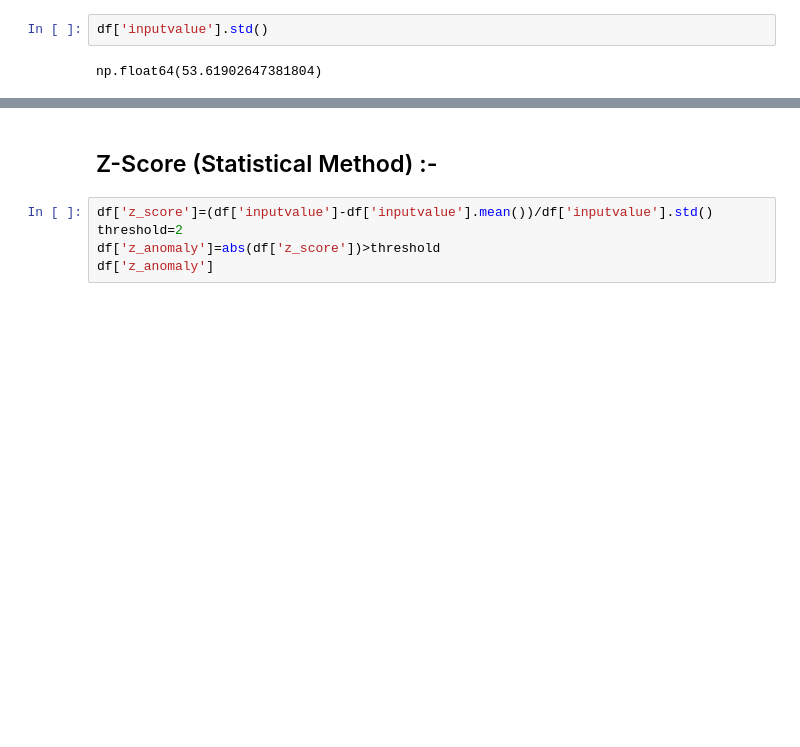
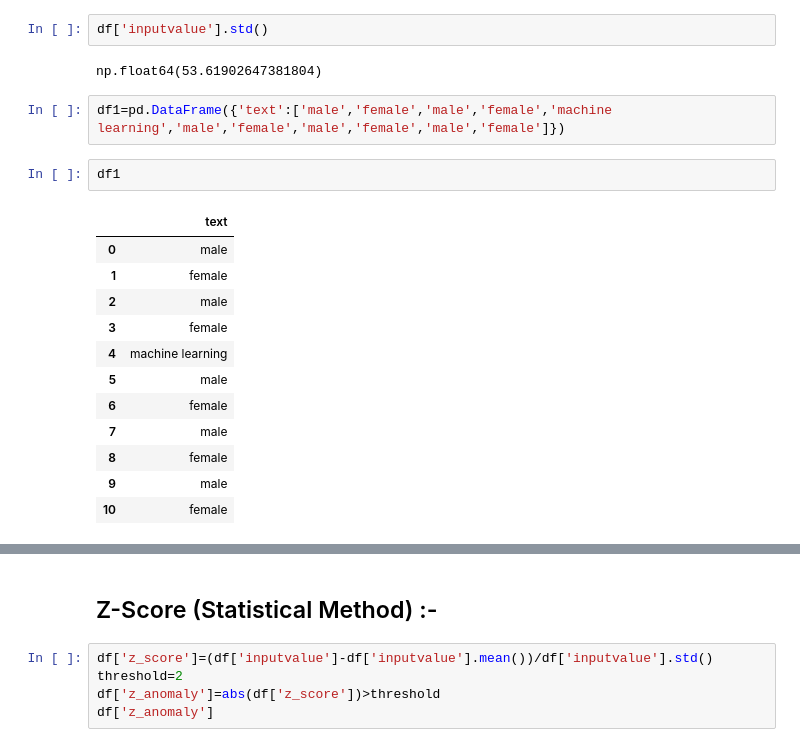
Before and after one commit to manojkumar211/Machine-Learning-All, a Jupyter notebook: experiment/Anomaly.ipynb, the cells around one changed output, grey strips where cells are left out. Drawn from its saved outputs; the diff is of its cells as text; blank space fills up the shorter version.

```diff
--- a/experiment/Anomaly.ipynb
+++ b/experiment/Anomaly.ipynb
@@ -44,3 +44,20 @@ np.float64(162.5)
 df['inputvalue'].std()
 # %% [output]
 np.float64(53.61902647381804)
+# %%
+df1=pd.DataFrame({'text':['male','female','male','female','machine learning','male','female','male','female','male','female']})
+# %%
+df1
+# %% [output]
+|  | text |
+| 0 | male |
+| 1 | female |
+| 2 | male |
+| 3 | female |
+| 4 | machine learning |
+| 5 | male |
+| 6 | female |
+| 7 | male |
+| 8 | female |
+| 9 | male |
+| 10 | female |
```
Also changed, not shown: parts of 8 cells of this notebook.
